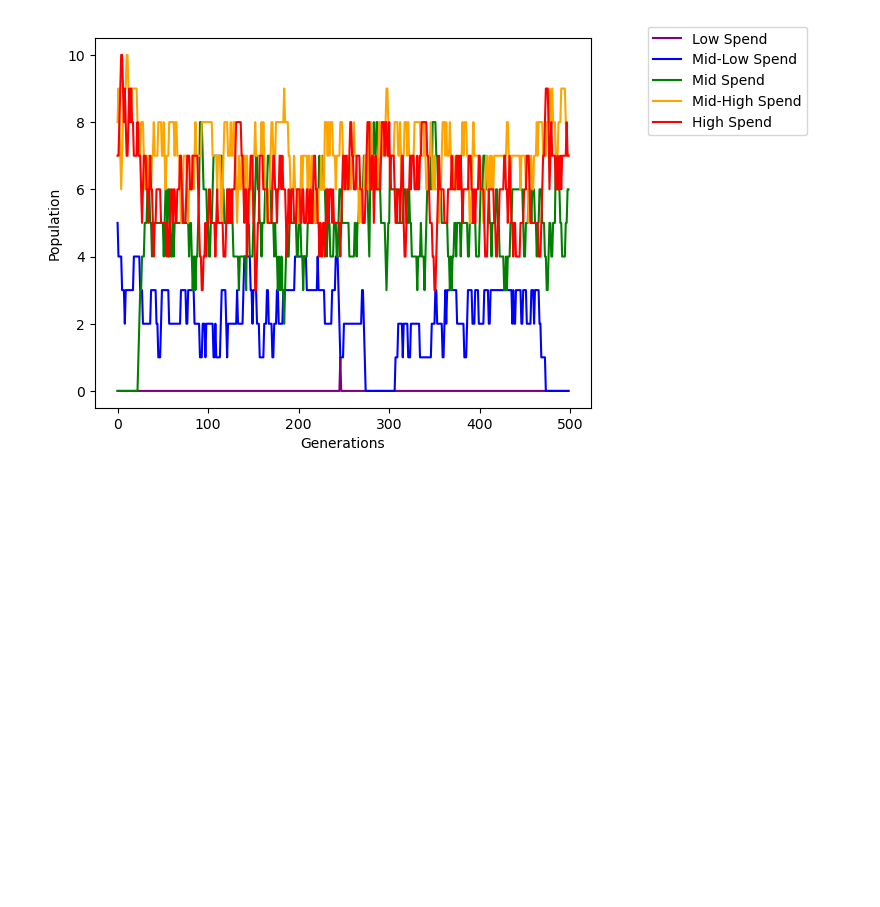
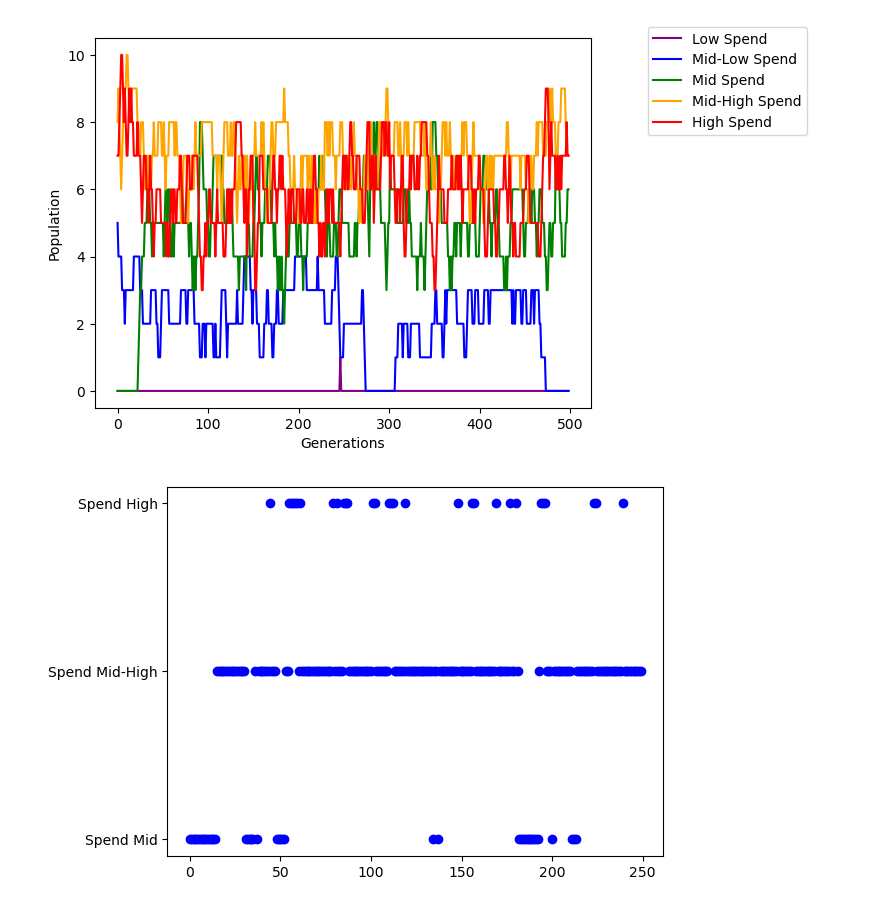
Before and after one commit to HarryFosterCU/Premier-League-Investment-Evolutionary-Model, a Jupyter notebook: Moran_Process_Simulation.ipynb, the cells around one changed output. Cells and saved outputs as stored; diff of their text form; code cells hidden in the pictures; blank space fills up the shorter version.

```diff
--- a/Moran_Process_Simulation.ipynb
+++ b/Moran_Process_Simulation.ipynb
@@ -98,6 +98,37 @@ def Moran_Process(Population, Runs, A):
         Pop_Over_Time4[Generations] = Population[4]
     Return_Vec = [Population, Pop_Over_Time0, Pop_Over_Time1,Pop_Over_Time2,Pop_Over_Time3, Pop_Over_Time4, Profit_Over_Time3, Profit_Over_Time4, Profit_Over_Time5, Profit_Over_Time1, Profit_Over_Time2]
     return(Return_Vec)
+# %%
+def Moran_Process_For_Just_Winners(Population, Runs, A):
+    #Runs the full Moran process. Returns all necessary values to plot the system
+    Population = list(Population)
+    Pop_Over_Time = []
+    Selection_Values_Duplication = np.zeros(5)
+    Selection_Values_Removal = np.zeros(5)
+    Strategy_Names = ['Spend Low', 'Spend Mid-Low', 'Spend Mid', 'Spend Mid-High', 'Spend High']
+    for Generations in range(Runs):
+        Fitness = Get_Fitness(A, Population, Cost)
+        for i in range(5):
+            Selection_Values_Duplication[i] = ((Population[i]) * Fitness[i])/((np.sum(Population * Fitness)))
+        for k in range(5):
+            Selection_Values_Removal[k] = (Population[k])/np.sum(Population)
+        Moran_Selection_Duplication = random.choice([0,1,2,3,4], p=Selection_Values_Duplication, size=(1))[0]
+        Moran_Selection_Removal = random.choice([0,1,2,3,4], p=Selection_Values_Removal, size=(1))[0]
+        Population[int(Moran_Selection_Duplication)] = Population[int(Moran_Selection_Duplication)] + 1 #Individual copied
+        Population[int(Moran_Selection_Removal)] = Population[int(Moran_Selection_Removal)] - 1 #Individual removed
+        mutat = Get_Mutation_Matrix(Population, Fitness, Generations)
+        for l in range(5):
+            if Population[l] > 0:
+                for m in range(5):
+                    Moran_Mutation_Value = random.choice([0,1], p=(1-mutat[l][m], mutat[l][m]), size=(1))[0]
+                    if Moran_Mutation_Value == 1:
+                        Population[int(m)] = Population[int(m)] + 1
+                        Population[int(l)] = Population[int(l)] - 1
+                        break
+        Pop_Over_Time.append(Strategy_Names[Population.index(max(Population))])
+    x_Coo = [k for k in range(Runs)]
+    plt.scatter(x_Coo, Pop_Over_Time, color = 'Blue')
+    plt.show
 # %%
 def Get_Average(A, B, C, D, E):
     #Returns the average at generation i of 5 Moran processes
@@ -183,3 +214,7 @@ V = Moran_Process((0,6,0,8,6), Runs, A)
 Show_Generations(V[1], V[2], V[3], V[4], V[5], Runs)
 # %% [output]
 [figure]
+# %%
+Moran_Process_For_Just_Winners((2,4,6,6,2), 250, A)
+# %% [output]
+[figure, added]
```
Also changed, not shown: parts of 3 cells of this notebook.
